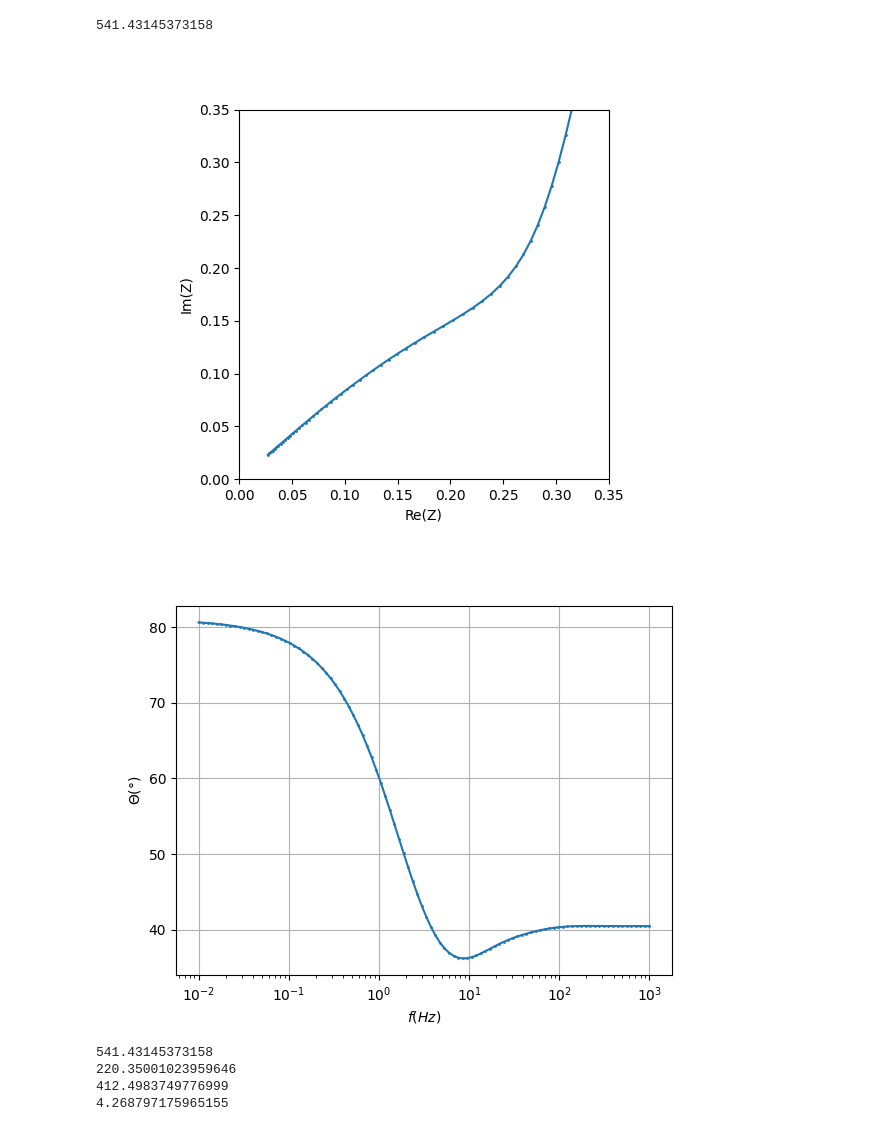
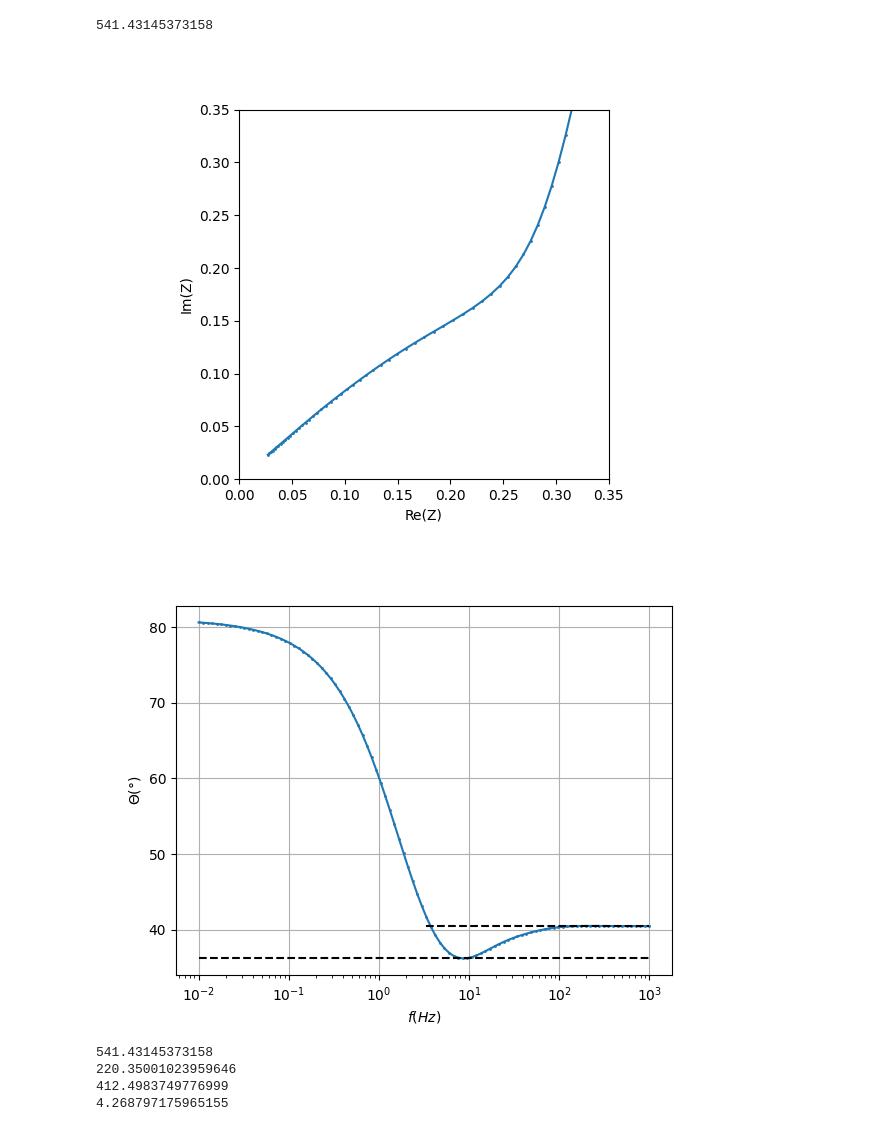
Before and after one commit to Yugal0/fitting-gen-arbitrary-eis, a Jupyter notebook: main_prof_1.ipynb, the cells around one changed output. Saved outputs shown, nothing was run; the diff lists cells and outputs as text; code cells hidden in the pictures.

```diff
--- a/main_prof_1.ipynb
+++ b/main_prof_1.ipynb
@@ -70,8 +70,9 @@ alpha=0.9
 a=4
 b=4
 param=[Q,alpha,a,b]
+freq_range=np.logspace(-2,3,100)
 c=CustomCircuit(initial_guess=param,circuit="arbitRCPE")
-z=c.predict(frequencies=np.logspace(-2,3,100))
+z=c.predict(frequencies=freq_range)
 #found the dip angle
 dip_angle=alpha*45-np.min(-np.angle(z,deg=True))
 
@@ -254,36 +255,38 @@ ax.plot(np.real(z_arbi)/1000,-np.imag(z_arbi)/1000,label="Arbitrary",marker=".",
 # ax.plot(np.real(z_lin)/1000,-np.imag(z_lin)/1000)
 ax.set_aspect("equal")
 ax.set_xlabel("Re(Z)")
 ax.set_ylabel("Im(Z)")
 ax.set_xlim(0,0.35)
 ax.set_ylim(0,0.35)
 # ax.legend()
 # fig.savefig("nyq_prof1.png",dpi=400)
 fig.savefig("nyq_demo.png",dpi=500)
 # ax.legend()
 # ax.xaxis.set_minor_locator(MultipleLocator(0.1))
 # ax.grid(True)
 
 fig2, ax2=plt.subplots()
-ax2.plot(np.logspace(-2,3,100),-np.angle(z_arbi,deg=True),marker=".",label="Arbitrary",ms=2)
+ax2.plot(freq_range,-np.angle(z_arbi,deg=True),marker=".",label="Arbitrary",ms=2)
 
-ax2.plot(np.logspace(-2,3,100),-np.angle(z_arbi[len(z_arbi)-1],deg=True),marker=".",label="Arbitrary",ms=2)
+ax2.plot(freq_range[int(len(freq_range)/2):len(freq_range)],np.full(int(len(freq_range)/2),-np.angle(z_arbi[len(z_arbi)-1],deg=True)),linestyle="--",color="black",label="Arbitrary")
+
+ax2.plot(freq_range,np.full(len(freq_range),np.min(-np.angle(z,deg=True))),linestyle="--",color="black",label="Arbitrary")
 
 # ax2.plot(np.logspace(-2,3,100),-np.angle(z_two,deg=True),marker=".",label="Two-step",ms=2)
 # ax2.plot(np.logspace(-2,3,100),-np.angle(z_lin,deg=True),marker=".",label="Linear",ms=2)
 # ax2.plot(np.logspace(-2,3,100),-np.angle(z_ilin,deg=True),marker=".",label="Inverse Linear",ms=2)
 # ax2.legend()
 # axx.yaxis.set_minor_locator(MultipleLocator(0.5))
 ax2.set_ylabel("$\Theta (\degree)$")
 ax2.set_xlabel("$f (Hz)$")
 ax2.set_xscale("log")
 # ax2.set_ylim(32,50)
 # fig2.savefig("bode_prof1.png",dpi=400)
 fig2.savefig("bode_demo.png",dpi=500)
 ax2.grid(True)
 # %% [output]
 [figure]
-[figure, old version]
+[figure, new version]
 # %%
 # print(dip_angle)
 # print(R1_by_R2_two)
```
Also changed, not shown: parts of 1 cell of this notebook, 1 other file.
